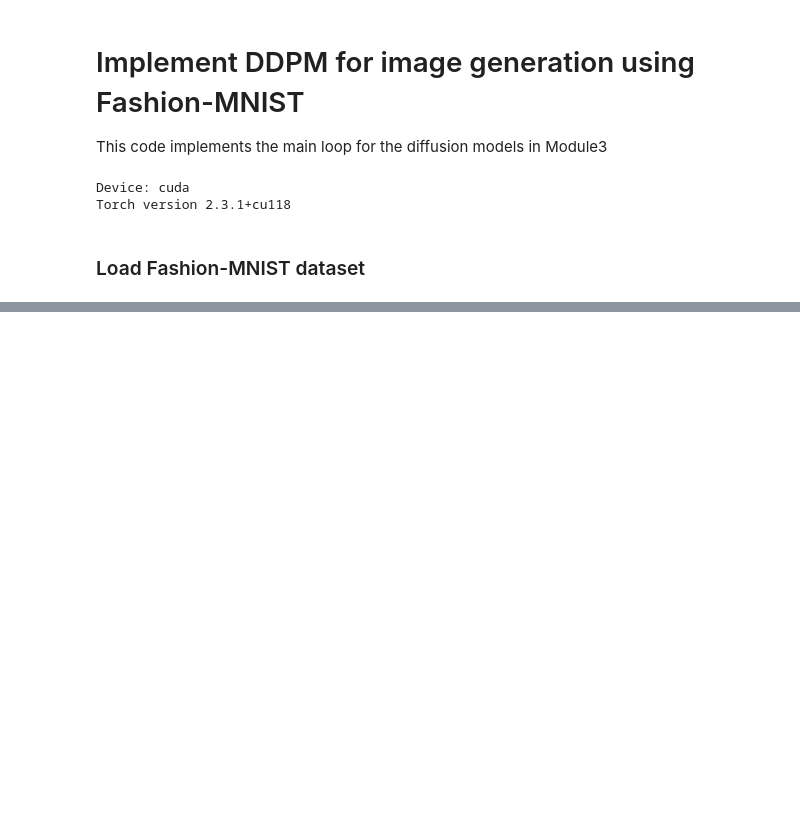
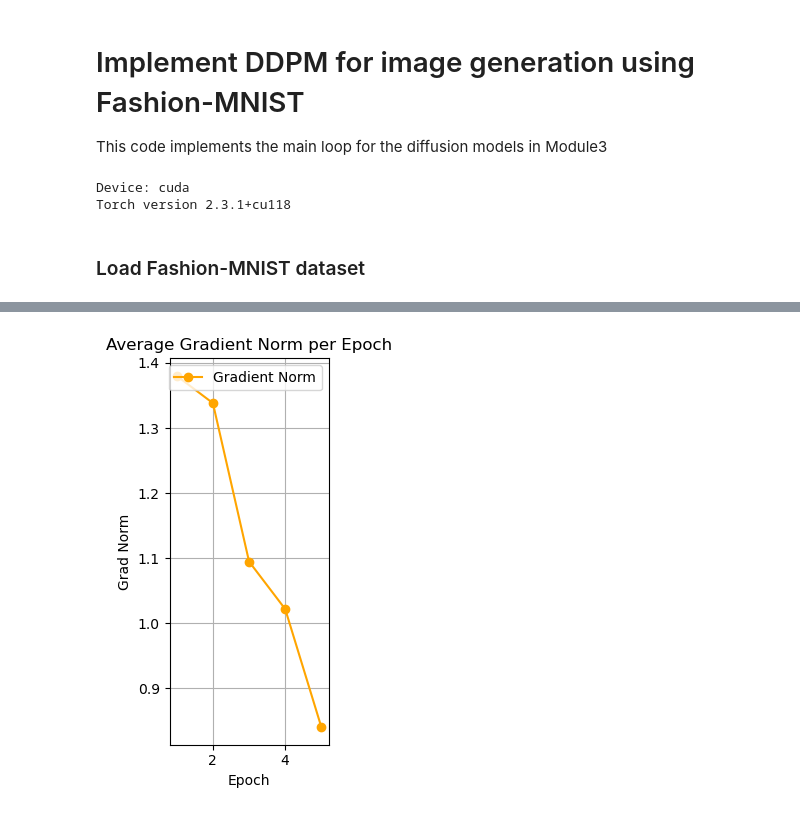
Before and after one commit to emilcw/wasp-deep-learning-module3, a Jupyter notebook: main.ipynb, the cells around one changed output, grey strips where cells are left out. Drawn from its saved outputs; the diff is of its cells as text; code cells hidden in the pictures; blank space fills up the shorter version.

```diff
--- a/main.ipynb
+++ b/main.ipynb
@@ -551,0 +850,15 @@ show_reverse_compact(best_model, device, n_images=1)
+# %%
+epochs = list(range(1, num_epochs + 1))
+
+# Gradient Norm
+plt.subplot(1, 3, 2)
+plt.plot(epochs, grad_norms, label="Gradient Norm", color='orange', marker='o')
+plt.title("Average Gradient Norm per Epoch")
+plt.xlabel("Epoch")
+plt.ylabel("Grad Norm")
+plt.grid()
+plt.legend()
+plt.tight_layout()
+plt.show()
+# %% [output]
+[figure, added]
```
Also changed, not shown: parts of 15 cells of this notebook.
